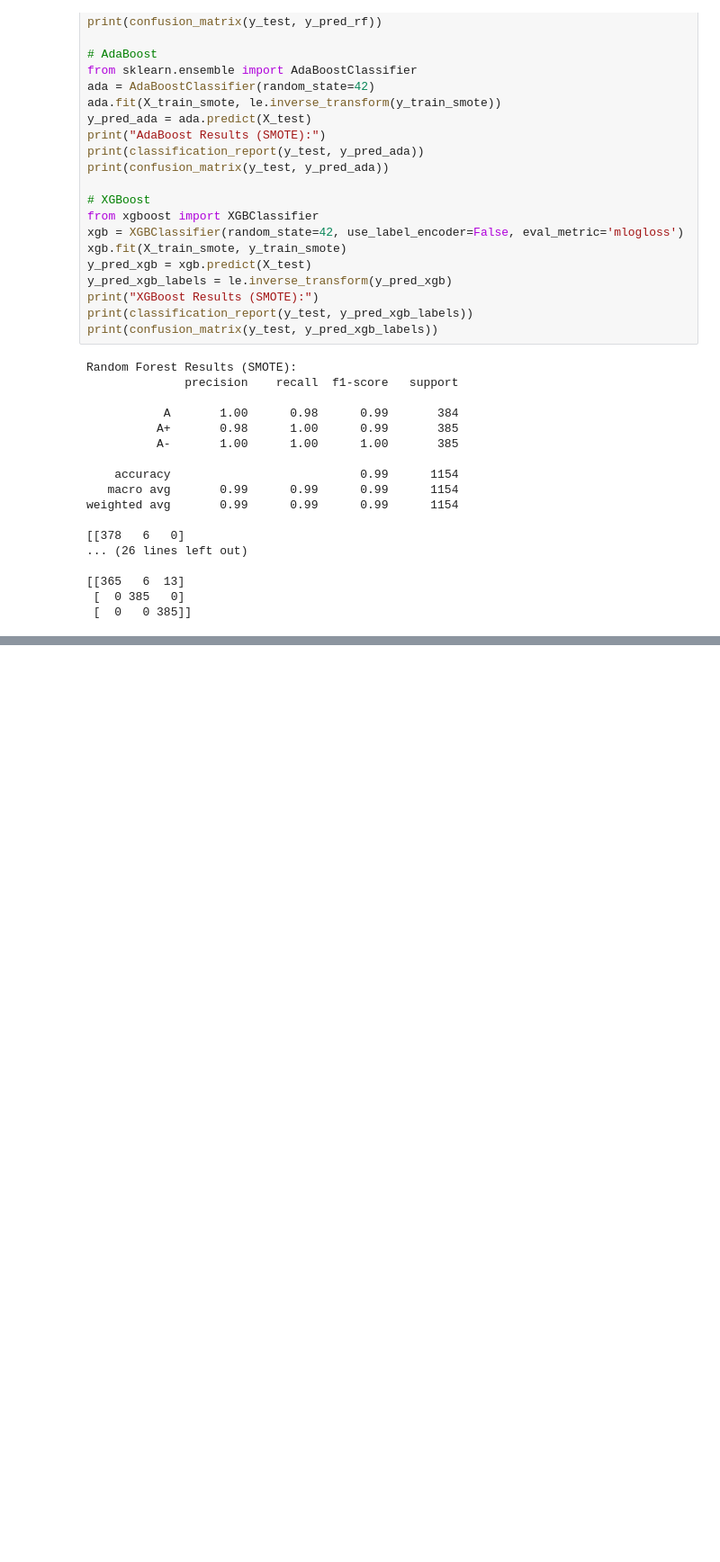
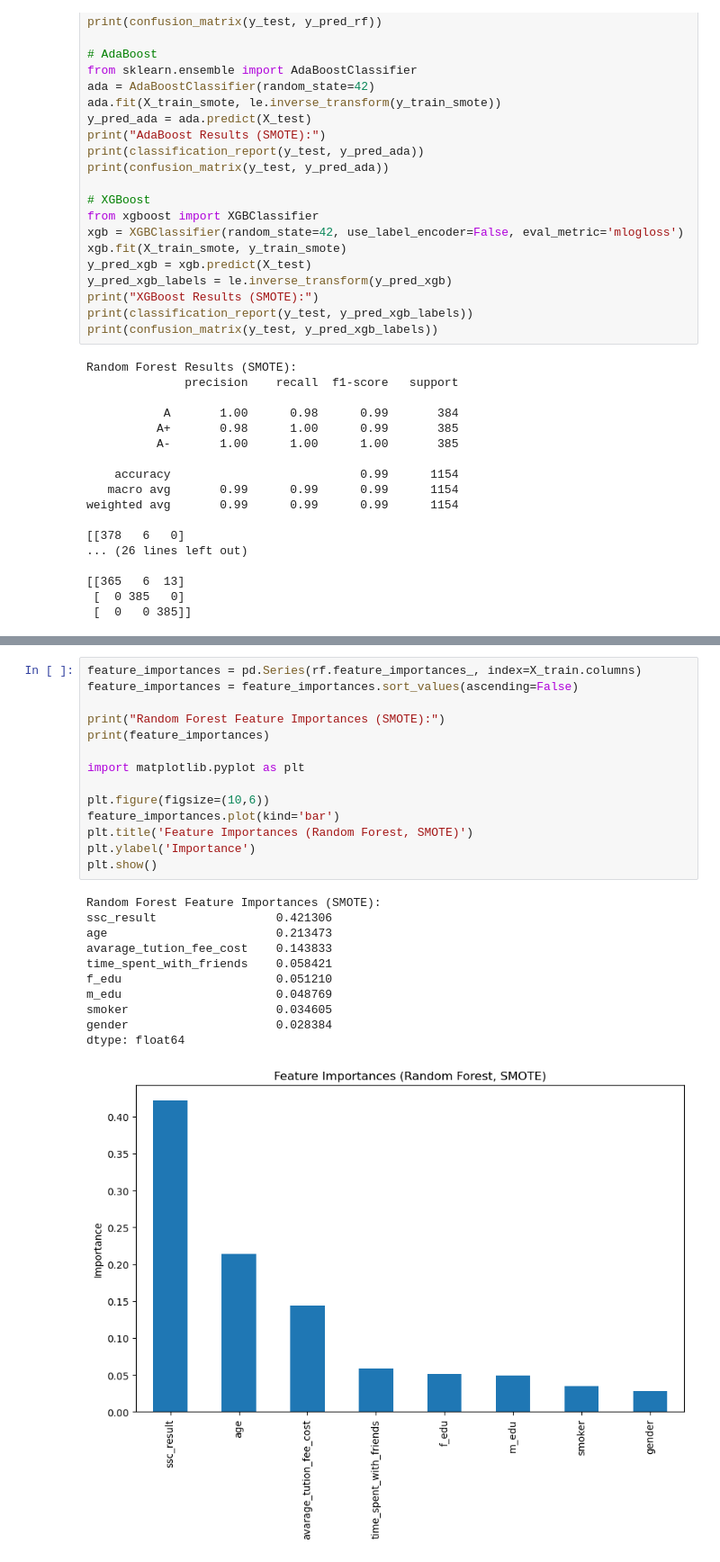
Before and after one commit to ssavi45/Student-Performance-Predictor, a Jupyter notebook: test.ipynb, the cells around one changed output, grey strips where cells are left out. Shown: that part at 90% size. Cells and saved outputs as stored; diff of their text form; blank space fills up the shorter version.

```diff
--- a/test.ipynb
+++ b/test.ipynb
@@ -408,0 +479,26 @@ dtype: float64
+# %%
+feature_importances = pd.Series(rf.feature_importances_, index=X_train.columns)
+feature_importances = feature_importances.sort_values(ascending=False)
+
+print("Random Forest Feature Importances (SMOTE):")
+print(feature_importances)
+
+import matplotlib.pyplot as plt
+
+plt.figure(figsize=(10,6))
+feature_importances.plot(kind='bar')
+plt.title('Feature Importances (Random Forest, SMOTE)')
+plt.ylabel('Importance')
+plt.show()
+# %% [output]
+Random Forest Feature Importances (SMOTE):
+ssc_result                 0.421306
+age                        0.213473
+avarage_tution_fee_cost    0.143833
+time_spent_with_friends    0.058421
+f_edu                      0.051210
+m_edu                      0.048769
+smoker                     0.034605
+gender                     0.028384
+dtype: float64
+[figure, added]
```
Also changed, not shown: parts of 2 cells of this notebook, 3 other files.
